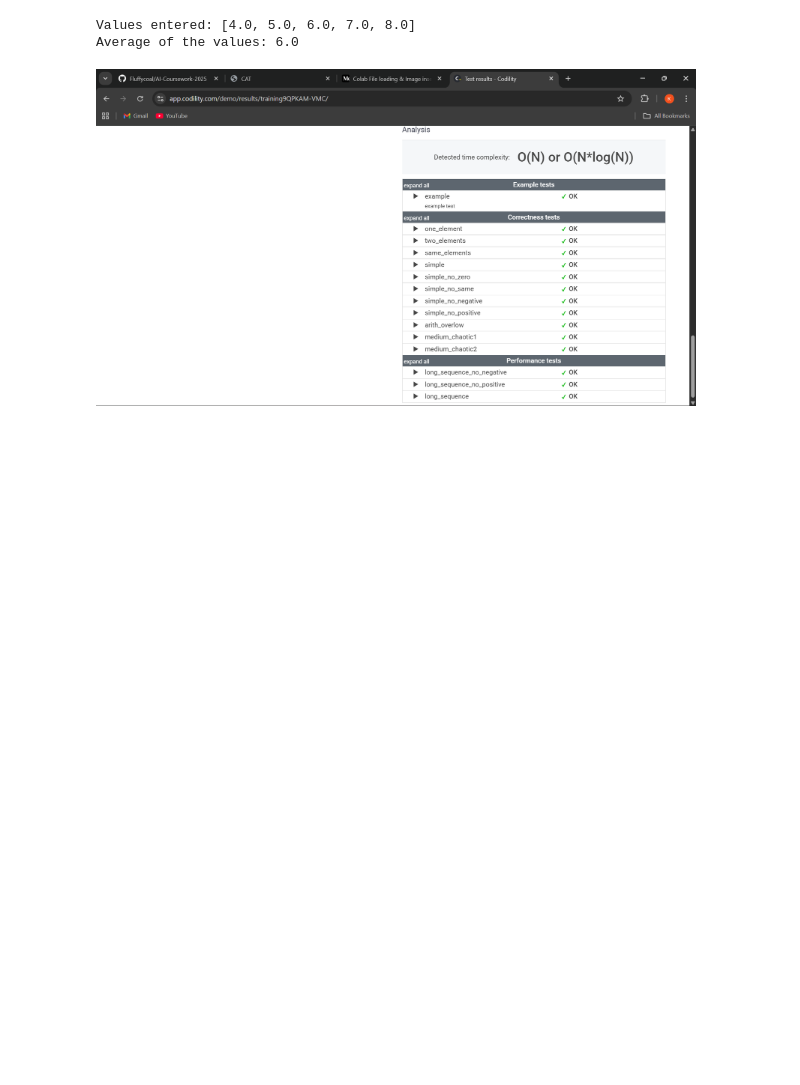
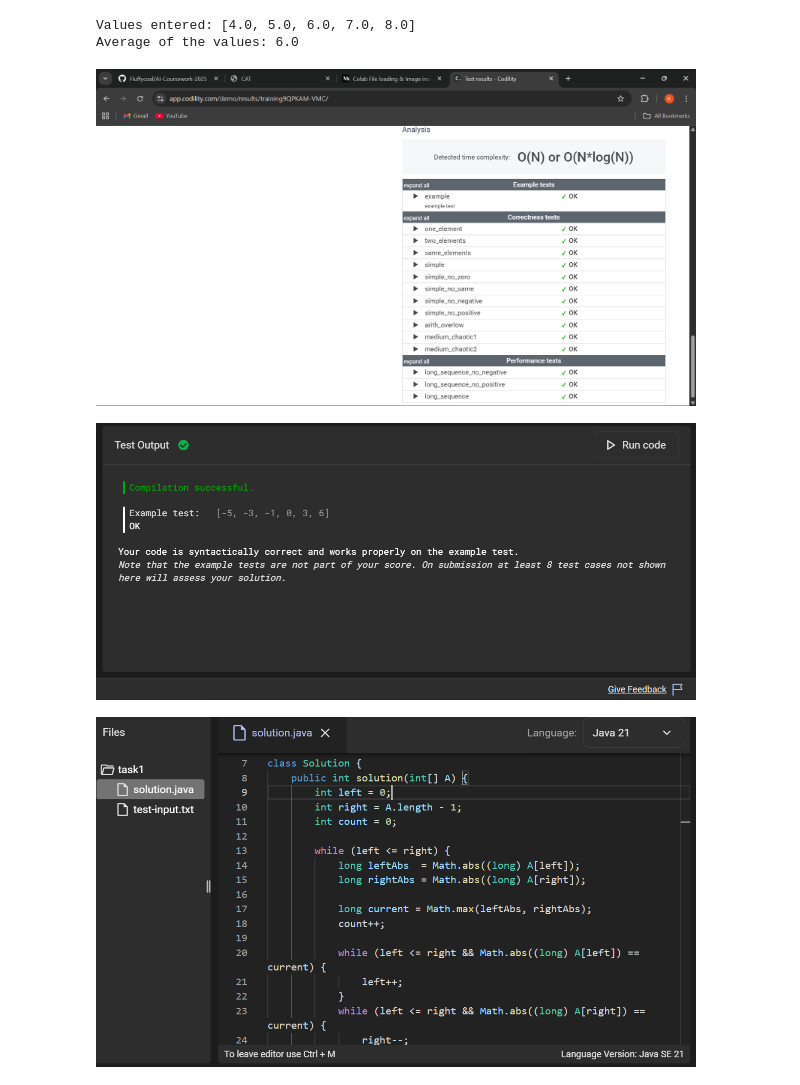
Before and after one commit to Fluffycoal/AI-Coursework-2025, a Jupyter notebook: Python_Refresher.ipynb, the cells around one changed output. Saved outputs shown, nothing was run; the diff lists cells and outputs as text; code cells hidden in the pictures; blank space fills up the shorter version.

Commit message:
Add Test_Output.png to the repository

```diff
--- a/Python_Refresher.ipynb
+++ b/Python_Refresher.ipynb
@@ -90,7 +90,11 @@ Average of the values: 6.0
 # %%
 from IPython.display import Image, display
 
 # Display the screenshot of result analysis
 display(Image(filename="Result.png", width=600))
+display(Image(filename="Test_Output.png", width=600))
+display(Image(filename="Code.png", width=600))
 # %% [output]
 [figure]
+[figure, added]
+[figure, added]
```
Also changed, not shown: 2 other files.
